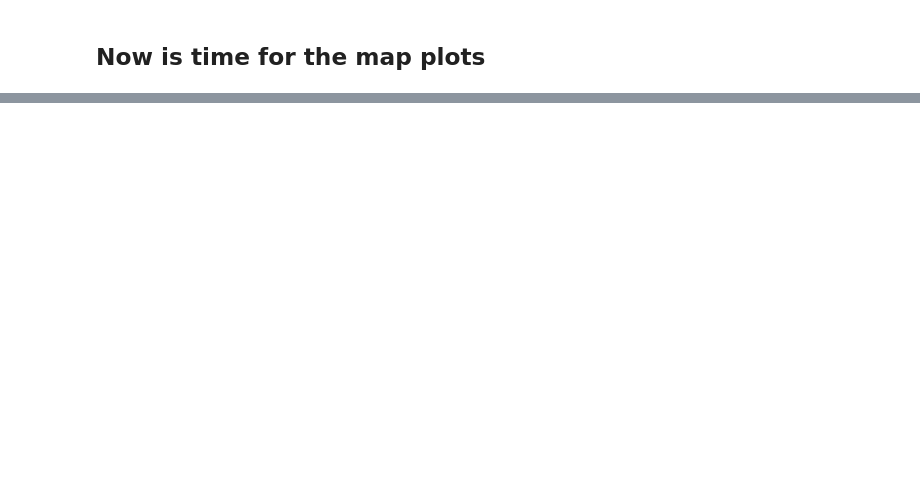
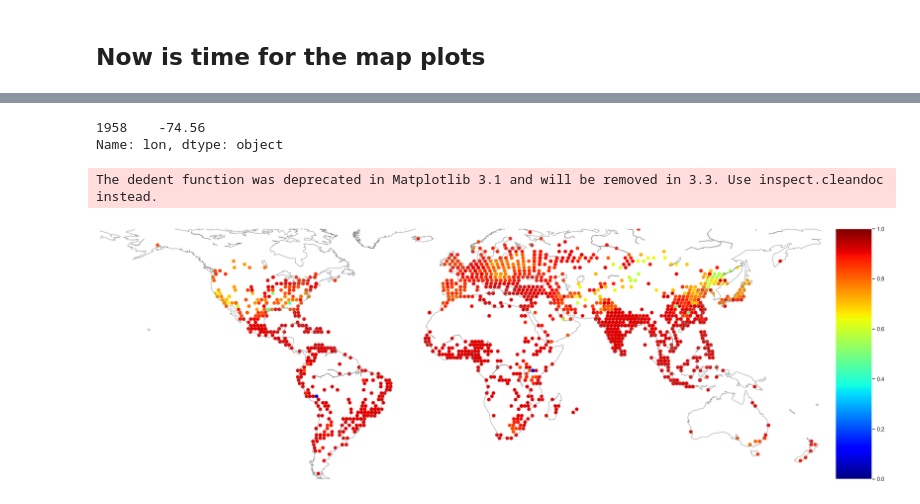
Before and after one commit to bijanfallah/Climate_Change_CIties_world, a Jupyter notebook: Climate_Change_plots.ipynb, the cells around one changed output, grey strips where cells are left out. Saved outputs shown, nothing was run; the diff lists cells and outputs as text; code cells hidden in the pictures; blank space fills up the shorter version.

Commit message:
map plots

```diff
--- a/Climate_Change_plots.ipynb
+++ b/Climate_Change_plots.ipynb
@@ -247,2 +222,4 @@ df_final.head()
 # %% [markdown]
 ## Now is time for the map plots
+# %%
+df = pd.read_csv('df_final.csv')
@@ -248,0 +235,18 @@ df_final.head()
+# %%
+for city in df['City']:
+
+    if df.loc[df["City"]==city].lon.values[0][-1] == 'E' :
+
+        df.loc[df["City"]==city,'lon'] =  df.loc[df["City"]==city].lon.values[0][:-1]
+    if df.loc[df["City"]==city].lon.values[0][-1] == 'W' :
+        df.loc[df["City"]==city,'lon'] = "-"+df.loc[df["City"]==city].lon.values[0][:-1]
+    if df.loc[df["City"]==city].lat.values[0][-1] == 'N' :
+        df.loc[df["City"]==city,'lat'] = df.loc[df["City"]==city].lat.values[0][:-1]
+    if df.loc[df["City"]==city].lat.values[0][-1] == 'S' :
+        df.loc[df["City"]==city,'lat'] = "-"+df.loc[df["City"]==city].lat.values[0][:-1]
+# %%
+dff = df.copy()
+df.loc[df["City"]=='New York','lon']
+# %% [output]
+1958    -74.56
+Name: lon, dtype: object
@@ -248,0 +263,18 @@ df_final.head()
+# %%
+# Set the dimension of the figure
+df = dff
+my_dpi=96
+plt.figure(figsize=(2600/my_dpi, 1800/my_dpi), dpi=my_dpi)
+# Make the background map
+m=Basemap(llcrnrlon=-180, llcrnrlat=-55,urcrnrlon=180,urcrnrlat=70)
+m.drawmapboundary(fill_color='white', linewidth=0)
+#m.fillcontinents(color='#99ffff', alpha=0.3)
+m.drawcoastlines(linewidth=0.7, color="grey")
+# Add a point per position
+#df90 = df.drop_duplicates(subset='val', keep='first')
+m.scatter(df['lon'].astype(float), df['lat'].astype(float), vmin=0, vmax=1,  alpha=1, c=df['val'], cmap="jet")
+m.colorbar()
+plt.show()
+# %% [output]
+The dedent function was deprecated in Matplotlib 3.1 and will be removed in 3.3. Use inspect.cleandoc instead.
+[figure, added]
```
Also changed, not shown: parts of 33 cells of this notebook, 2 other files.
